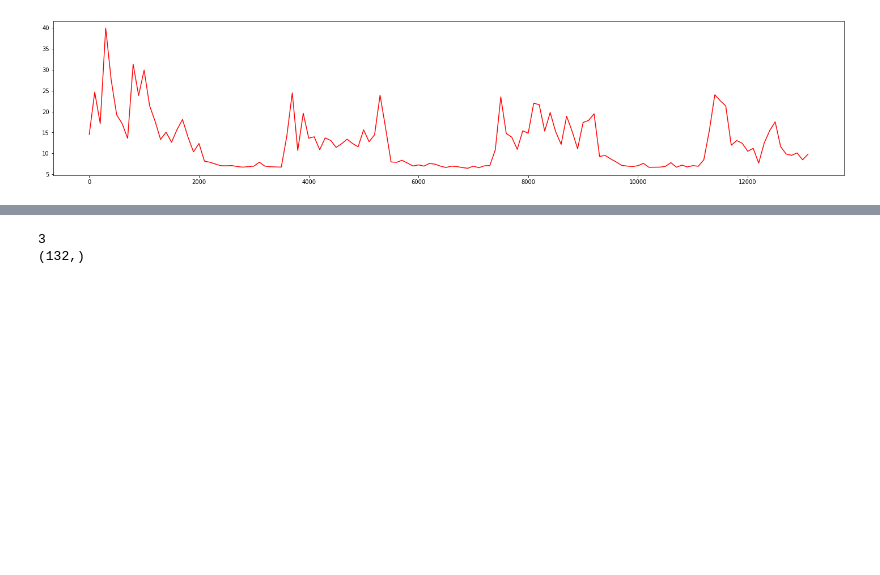
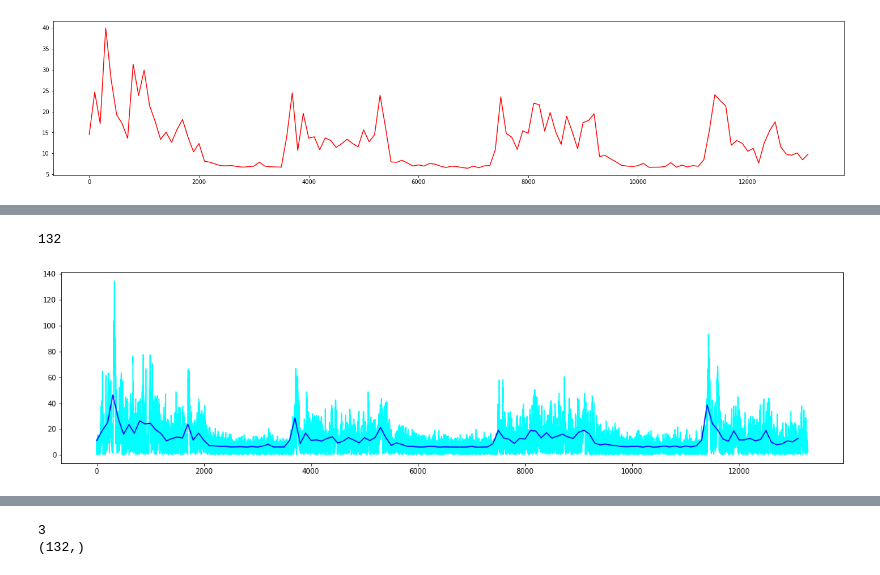
Before and after one commit to redgene/EMG_SignalAnalysis, a Jupyter notebook: EMG_SignalAnalysis_Python.ipynb, the cells around one changed output, grey strips where cells are left out. Saved outputs shown, nothing was run; the diff lists cells and outputs as text; code cells hidden in the pictures; blank space fills up the shorter version.

```diff
--- a/EMG_SignalAnalysis_Python.ipynb
+++ b/EMG_SignalAnalysis_Python.ipynb
@@ -537,0 +572,12 @@ fig_stdev.set_size_inches(w=25,h=5)
+# %%
+# print(mean_all_tmp2)
+# print(stdev_tmp2)
+fig_mean = plt.figure()
+fig_mean.set_size_inches(w=20,h=5)
+plt.plot(data_norm, linestyle='-', color='cyan')
+plt.plot(mean_all_t2, mean_all_tmp2,color='blue')
+
+print(np.size(mean_all_tmp2))
+# %% [output]
+132
+[figure, added]
```
Also changed, not shown: parts of 17 cells of this notebook, 1 other file.
